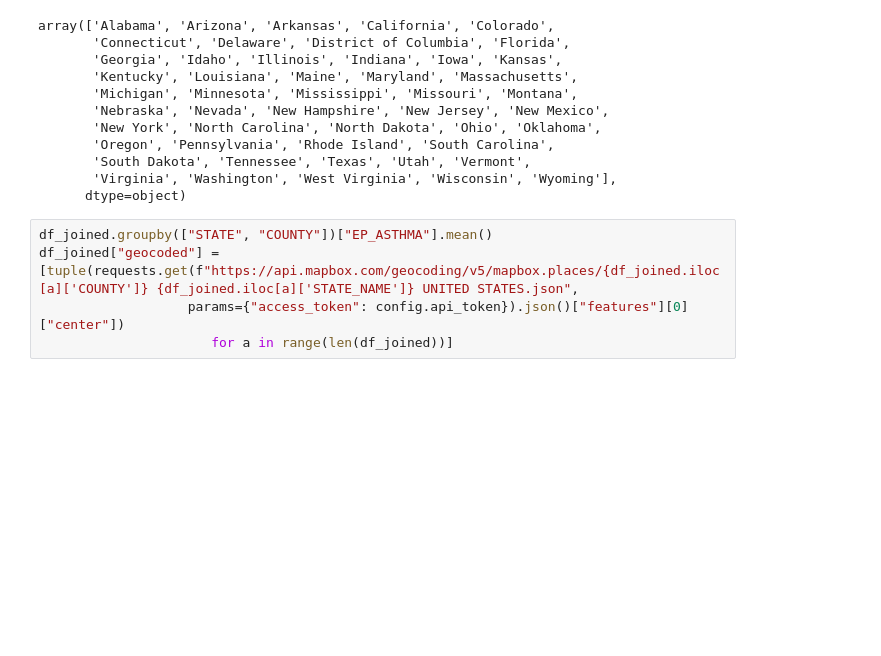
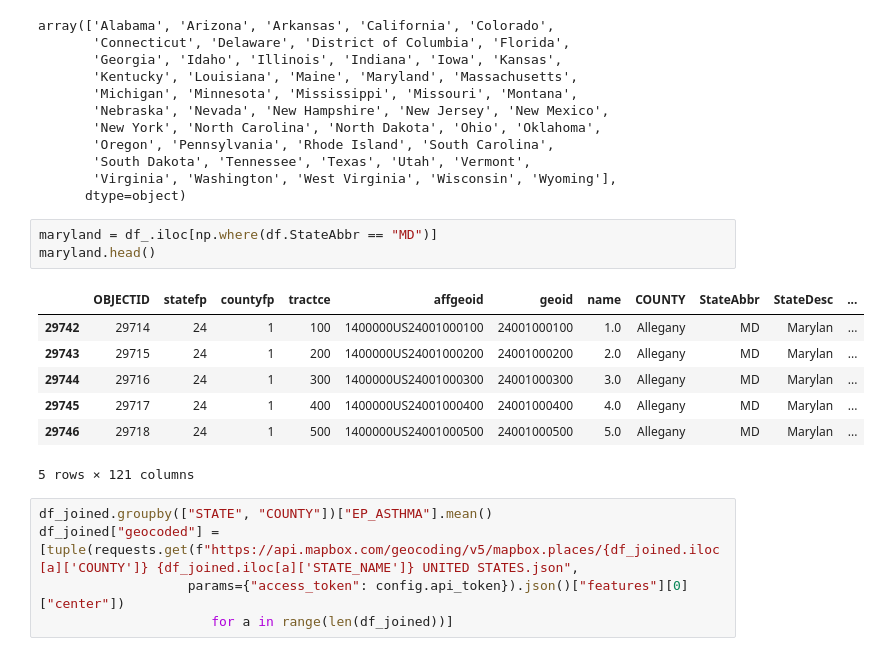
Before and after one commit to skeyas/PPOL564_Group2, a Jupyter notebook: scratch/eji_exploration.ipynb, the cells around one changed output. Drawn from its saved outputs; the diff is of its cells as text; blank space fills up the shorter version.

```diff
--- a/scratch/eji_exploration.ipynb
+++ b/scratch/eji_exploration.ipynb
@@ -61,6 +61,17 @@ array(['Alabama', 'Arizona', 'Arkansas', 'California', 'Colorado',
        'South Dakota', 'Tennessee', 'Texas', 'Utah', 'Vermont',
        'Virginia', 'Washington', 'West Virginia', 'Wisconsin', 'Wyoming'],
       dtype=object)
+# %%
+maryland = df_.iloc[np.where(df.StateAbbr == "MD")]
+maryland.head()
+# %% [output]
+|  | OBJECTID | statefp | countyfp | tractce | affgeoid | geoid | name | COUNTY | StateAbbr | StateDesc | ... |
+| 29742 | 29714 | 24 | 1 | 100 | 1400000US24001000100 | 24001000100 | 1.0 | Allegany | MD | Marylan | ... |
+| 29743 | 29715 | 24 | 1 | 200 | 1400000US24001000200 | 24001000200 | 2.0 | Allegany | MD | Marylan | ... |
+| 29744 | 29716 | 24 | 1 | 300 | 1400000US24001000300 | 24001000300 | 3.0 | Allegany | MD | Marylan | ... |
+| 29745 | 29717 | 24 | 1 | 400 | 1400000US24001000400 | 24001000400 | 4.0 | Allegany | MD | Marylan | ... |
+| 29746 | 29718 | 24 | 1 | 500 | 1400000US24001000500 | 24001000500 | 5.0 | Allegany | MD | Marylan | ... |
+5 rows × 121 columns
 # %%
 df_joined.groupby(["STATE", "COUNTY"])["EP_ASTHMA"].mean()
 df_joined["geocoded"] = [tuple(requests.get(f"https://api.mapbox.com/geocoding/v5/mapbox.places/{df_joined.iloc[a]['COUNTY']} {df_joined.iloc[a]['STATE_NAME']} UNITED STATES.json",
```
Also changed, not shown: parts of 16 cells of this notebook.
